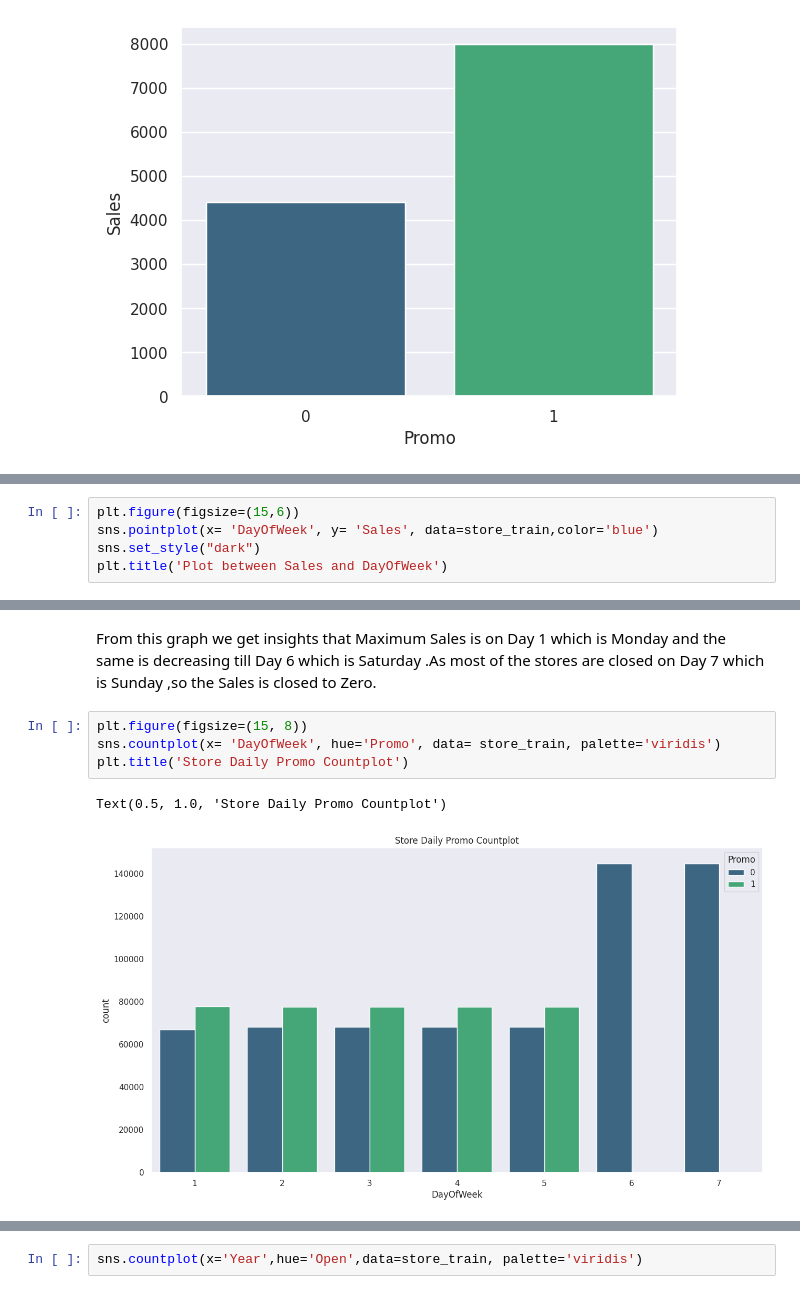
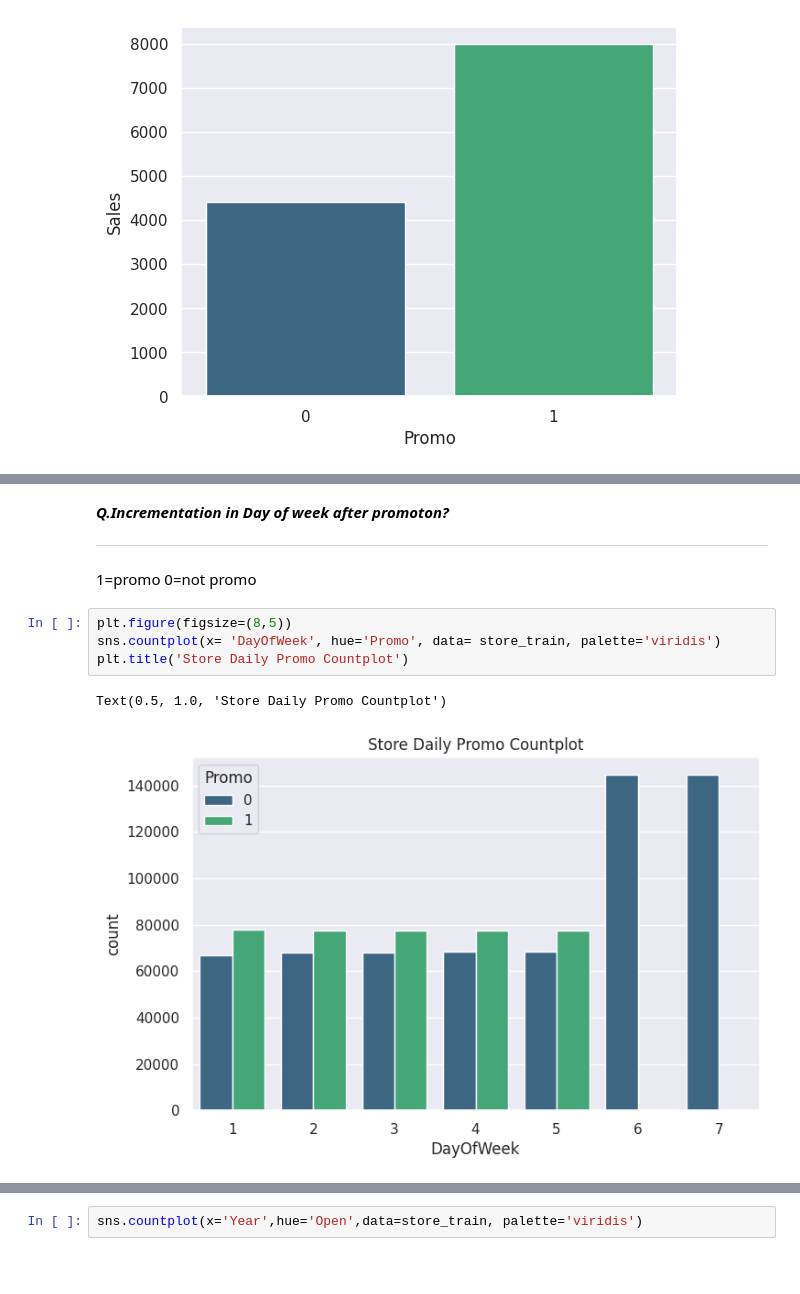
Before and after one commit to dhrisandamedhi/Retail-Sales-Prediction, a Jupyter notebook: EDA_retail_store.ipynb, the cells around one changed output, grey strips where cells are left out. Cells and saved outputs as stored; diff of their text form; blank space fills up the shorter version.

```diff
--- a/EDA_retail_store.ipynb
+++ b/EDA_retail_store.ipynb
@@ -479,5 +477,0 @@ Here 0 represents the store which didnt opt for promotion and 1 represents for s
-# %%
-plt.figure(figsize=(15,6))
-sns.pointplot(x= 'DayOfWeek', y= 'Sales', data=store_train,color='blue')
-sns.set_style("dark")
-plt.title('Plot between Sales and DayOfWeek')
@@ -487,9 +478,13 @@ Text(0.5, 1.0, 'Plot between Sales and DayOfWeek')
-# %% [markdown]
-From this graph we get insights that Maximum Sales is on Day 1 which is Monday and the same is decreasing till Day 6 which is Saturday .As most of the stores are closed on Day 7 which is Sunday ,so the Sales is closed to Zero.
+# %% [markdown]
+***Q.Incrementation in Day of week after promoton?***
+
+---
+
+1=promo 0=not promo
 # %%
-plt.figure(figsize=(15, 8))
+plt.figure(figsize=(8,5))
 sns.countplot(x= 'DayOfWeek', hue='Promo', data= store_train, palette='viridis')
 plt.title('Store Daily Promo Countplot')
 # %% [output]
 Text(0.5, 1.0, 'Store Daily Promo Countplot')
-[figure, old version]
+[figure, new version]
```
Also changed, not shown: parts of 89 cells of this notebook.
